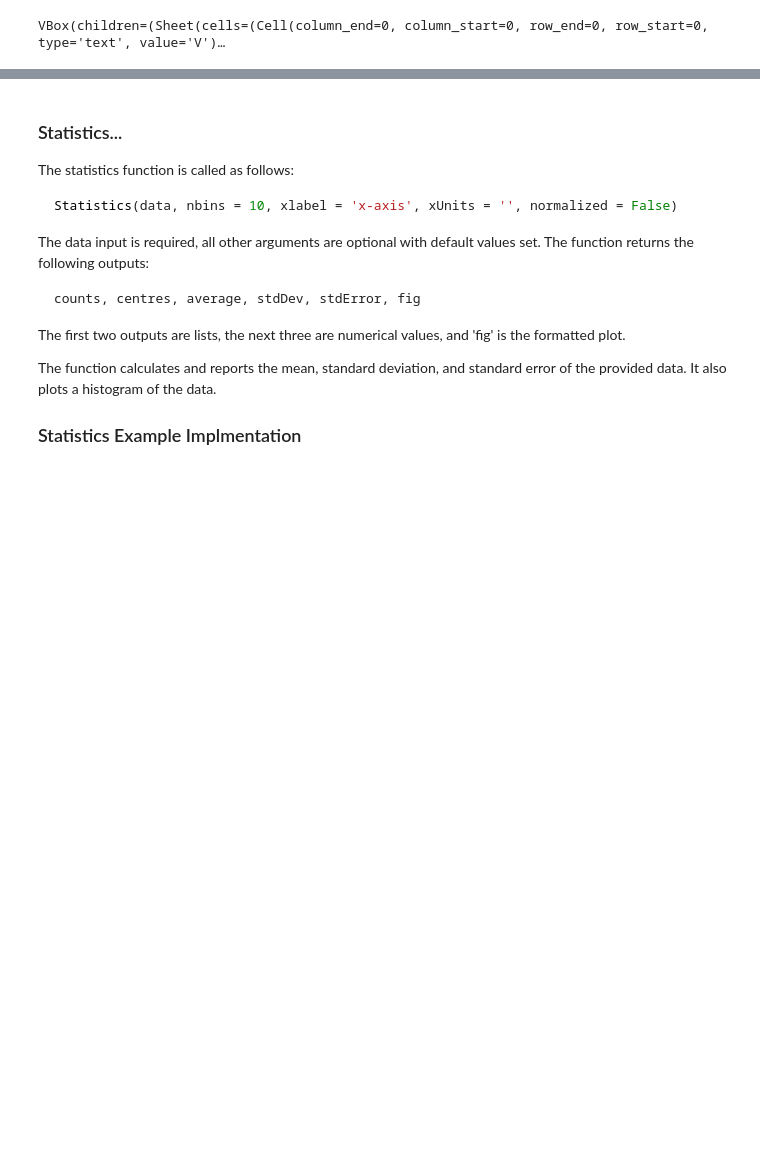
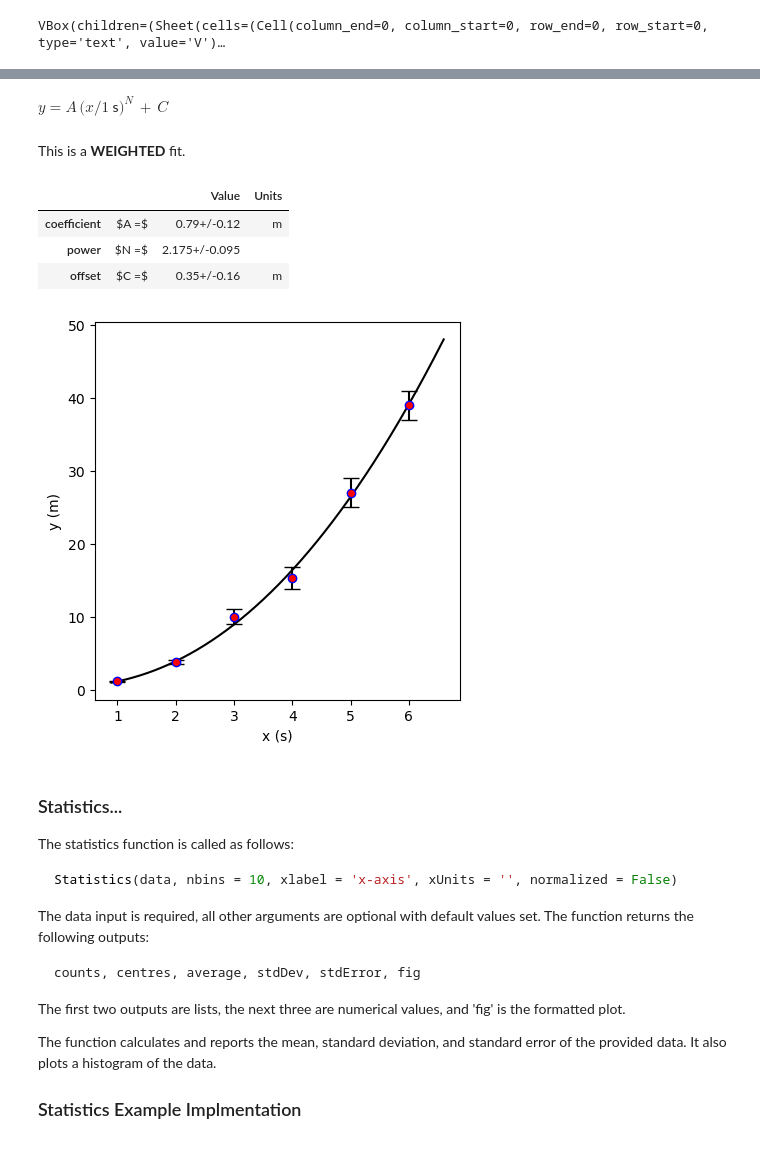
Before and after one commit to jake-bobowski/PHYS121_Functions, a Jupyter notebook: PHYS_121_Functions_demonstration.ipynb, the cells around one changed output, grey strips where cells are left out. Cells and saved outputs as stored; diff of their text form; code cells hidden in the pictures; blank space fills up the shorter version.

```diff
--- a/PHYS_121_Functions_demonstration.ipynb
+++ b/PHYS_121_Functions_demonstration.ipynb
@@ -111,3 +148,13 @@ This is a **WEIGHTED** fit.
+# %%
+A, N, C, dA, dN, dC, fig = PHYS121.PowerLaw(v_x, v_y, v_erry, 'x', 'y', 's', 'm')
+# %% [output]
+$y = A\,(x/1$ s$)^N\,+ \,C$
+This is a **WEIGHTED** fit.
+|  |  | Value | Units |
+| coefficient | $A =$ | 0.79+/-0.12 | m |
+| power | $N =$ | 2.175+/-0.095 |  |
+| offset | $C =$ | 0.35+/-0.16 | m |
+[figure, added]
 # %% [markdown]
 ### Statistics...
 
```
Also changed, not shown: parts of 11 cells of this notebook.
